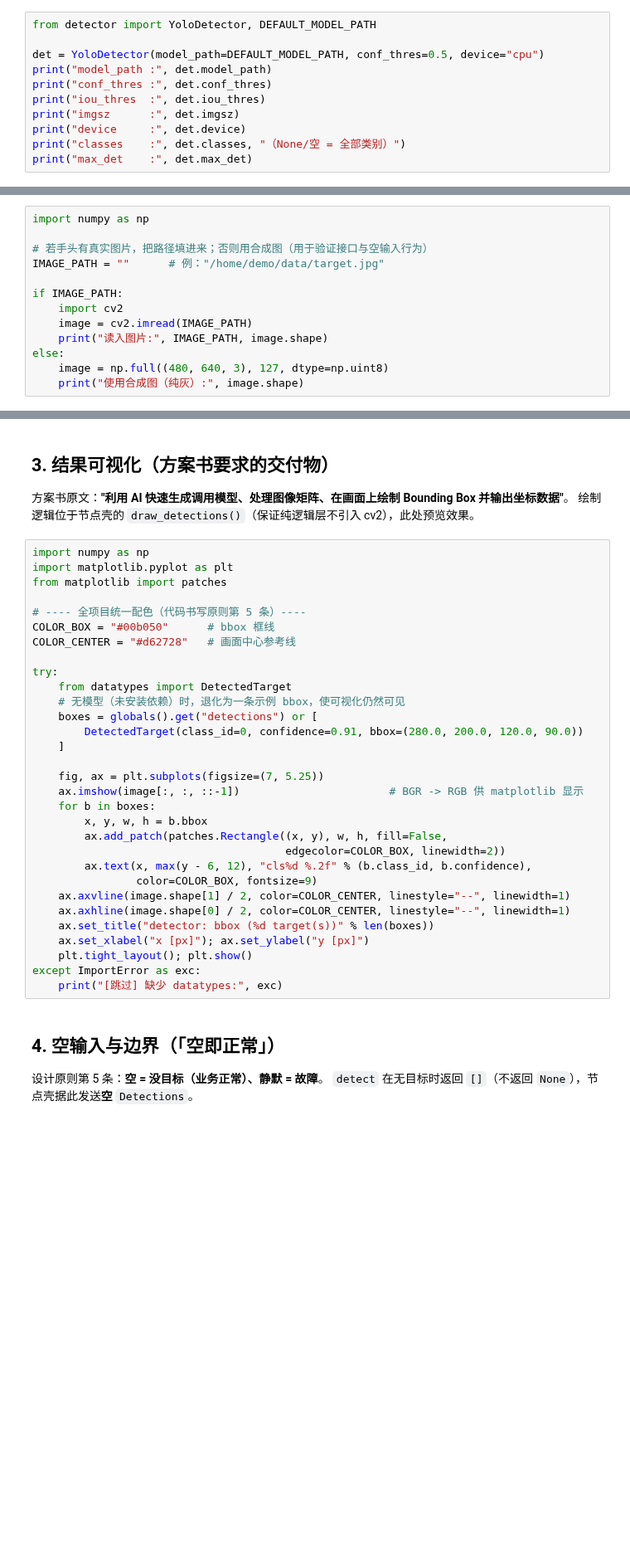
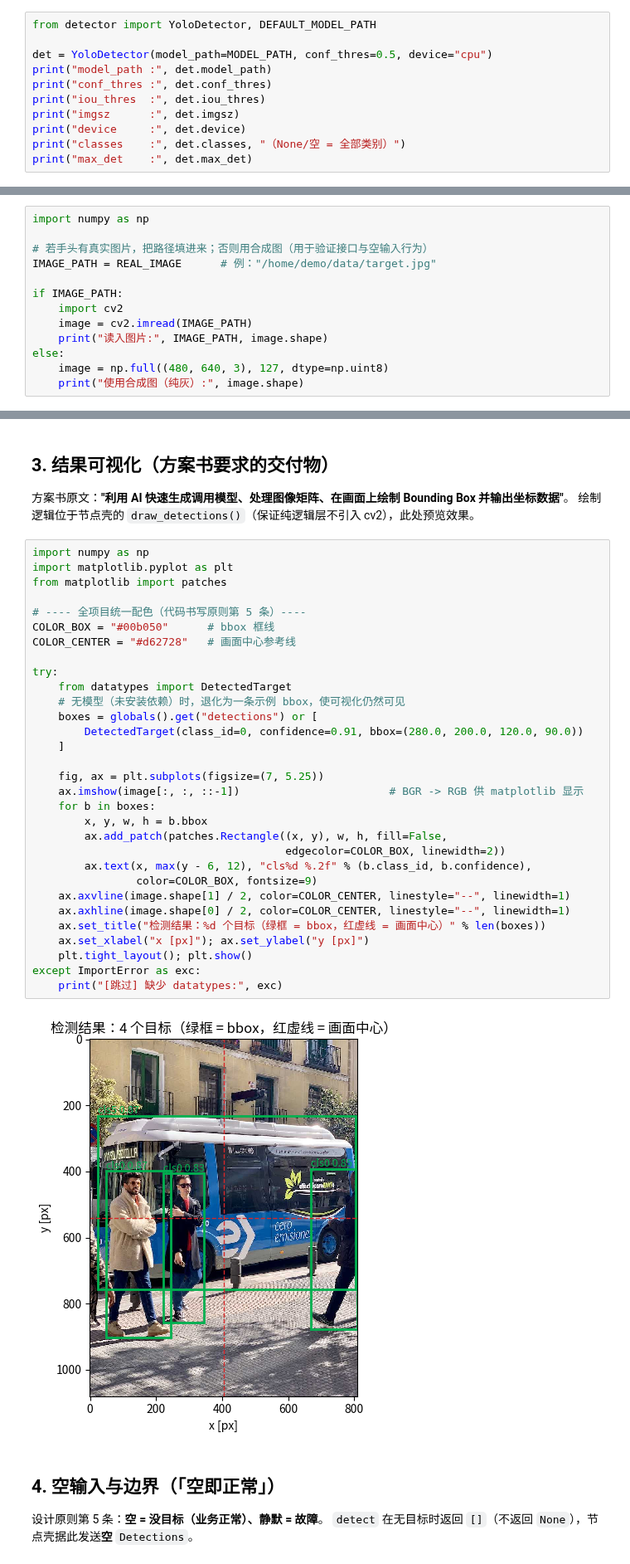
Before and after one commit to YYSY-FISH7/ai4, a Jupyter notebook: code/detector.ipynb, the cells around one changed output, grey strips where cells are left out. Shown at 83% size. Saved outputs shown, nothing was run; the diff lists cells and outputs as text; blank space fills up the shorter version.

```diff
--- a/code/detector.ipynb
+++ b/code/detector.ipynb
@@ -43,7 +100,7 @@ print("STAGE =", STAGE, " ONBOARD =", ONBOARD)
 # %%
 from detector import YoloDetector, DEFAULT_MODEL_PATH
 
-det = YoloDetector(model_path=DEFAULT_MODEL_PATH, conf_thres=0.5, device="cpu")
+det = YoloDetector(model_path=MODEL_PATH, conf_thres=0.5, device="cpu")
 print("model_path :", det.model_path)
 print("conf_thres :", det.conf_thres)
 print("iou_thres  :", det.iou_thres)
@@ -62,7 +127,7 @@ ultralytics 原生接受该布局，无需色彩空间转换。
 import numpy as np
 
 # 若手头有真实图片，把路径填进来；否则用合成图（用于验证接口与空输入行为）
-IMAGE_PATH = ""      # 例："/home/demo/data/target.jpg"
+IMAGE_PATH = REAL_IMAGE      # 例："/home/demo/data/target.jpg"
 
 if IMAGE_PATH:
     import cv2
@@ -89,34 +162,36 @@ except RuntimeError as exc:
 # %%
 import numpy as np
 import matplotlib.pyplot as plt
 from matplotlib import patches
 
 # ---- 全项目统一配色（代码书写原则第 5 条）----
 COLOR_BOX = "#00b050"      # bbox 框线
 COLOR_CENTER = "#d62728"   # 画面中心参考线
 
 try:
     from datatypes import DetectedTarget
     # 无模型（未安装依赖）时，退化为一条示例 bbox，使可视化仍然可见
     boxes = globals().get("detections") or [
         DetectedTarget(class_id=0, confidence=0.91, bbox=(280.0, 200.0, 120.0, 90.0))
     ]
 
     fig, ax = plt.subplots(figsize=(7, 5.25))
     ax.imshow(image[:, :, ::-1])                       # BGR -> RGB 供 matplotlib 显示
     for b in boxes:
         x, y, w, h = b.bbox
         ax.add_patch(patches.Rectangle((x, y), w, h, fill=False,
                                        edgecolor=COLOR_BOX, linewidth=2))
         ax.text(x, max(y - 6, 12), "cls%d %.2f" % (b.class_id, b.confidence),
                 color=COLOR_BOX, fontsize=9)
     ax.axvline(image.shape[1] / 2, color=COLOR_CENTER, linestyle="--", linewidth=1)
     ax.axhline(image.shape[0] / 2, color=COLOR_CENTER, linestyle="--", linewidth=1)
-    ax.set_title("detector: bbox (%d target(s))" % len(boxes))
+    ax.set_title("检测结果：%d 个目标（绿框 = bbox，红虚线 = 画面中心）" % len(boxes))
     ax.set_xlabel("x [px]"); ax.set_ylabel("y [px]")
     plt.tight_layout(); plt.show()
 except ImportError as exc:
     print("[跳过] 缺少 datatypes:", exc)
+# %% [output]
+[figure, added]
 # %% [markdown]
 ## 4. 空输入与边界（「空即正常」）
 
```
Also changed, not shown: parts of 7 cells of this notebook, 16 other files.
